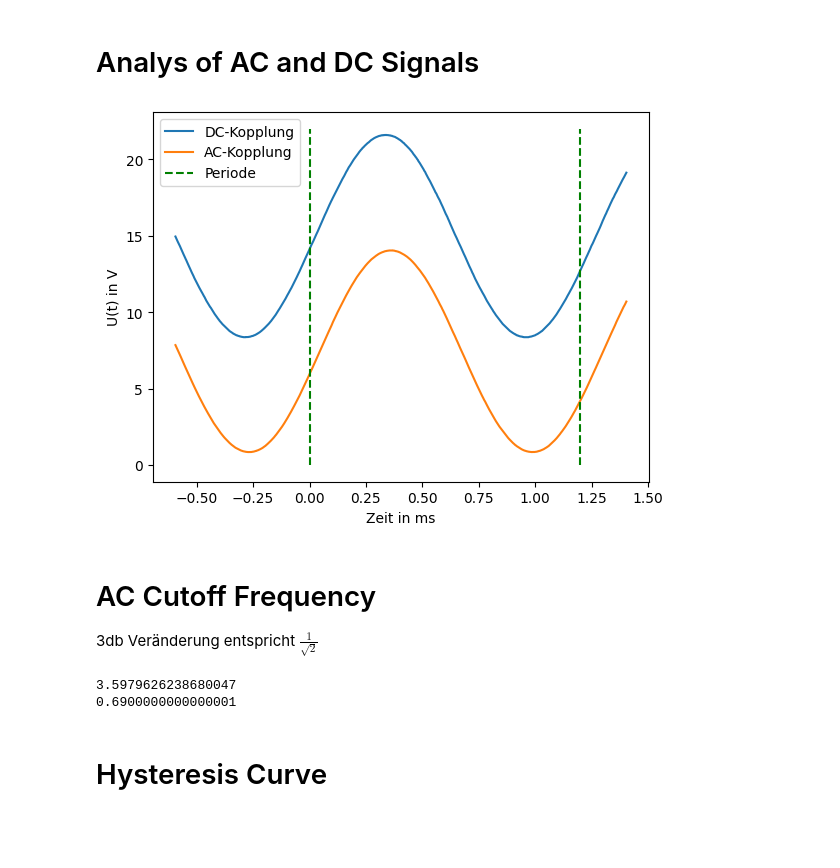
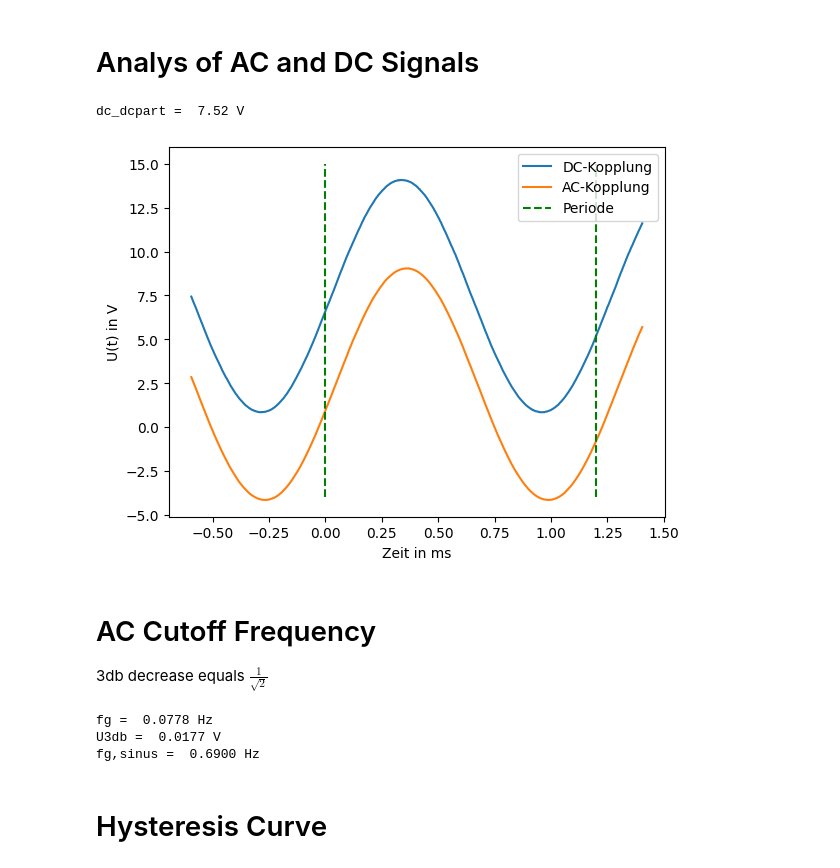
Before and after one commit to JaxRaffnix/Python-Grundlagen-Elektrotechnik, a Jupyter notebook: Labor3/experiment.ipynb, the cells around one changed output. Saved outputs shown, nothing was run; the diff lists cells and outputs as text; code cells hidden in the pictures; blank space fills up the shorter version.

```diff
--- a/Labor3/experiment.ipynb
+++ b/Labor3/experiment.ipynb
@@ -11,63 +10,68 @@ from math import log, pi, sqrt
 
 ac_period = 1.2 # ms
 ac_amplitude = 13.3 # V
 ac_dcpart = 0 # V
 ac_rms = 4.57 # V
 
 dc_period = 1.21 # ms
 dc_amplitude = 13.44    # V
 dc_rms = 9.59    # V
 dc_bot = 0.8    # V
 dc_dcpart = dc_bot + 0.5 * dc_amplitude    # V
+print("dc_dcpart = ", dc_dcpart, "V")
 
-#########################
+# Create plots from measurements
 
 ax= plt.gca()       # common axis for both signals
 
 dc_signal = pd.read_csv(r"3-2-b-2.csv")
-dc_signal["second"] *= 10**3
-dc_signal["Volt"] += dc_dcpart
+dc_signal["second"] *= 10**3    # convert to ms
 dc_signal.plot(kind="line", x="second", y="Volt", ax=ax, label="DC-Kopplung")
 
 ac_signal = pd.read_csv(r"3-2-b-1.csv")
 ac_signal["second"] *= 10**3    # convert to ms
+ac_signal["Volt"] -= 5          # set dc_offset to 0
 ac_signal.plot(kind="line", x="second", y="Volt", ax=ax, label="AC-Kopplung")
 
-mymin = 0
-mymax = 22
+# Plot periodic length
+mymin = -4
+mymax = 15
 plt.vlines(x=0*ac_period, ymin= mymin, ymax=mymax, colors="g", linestyles="dashed", label="Periode")
 plt.vlines(x=1*ac_period, ymin= mymin, ymax=mymax, colors="g", linestyles="dashed")
 
 plt.xlabel("Zeit in ms")
 plt.ylabel("U(t) in V")
 plt.legend()
 plt.show()
-
-# Missing: Measure ablenkungsempfindlichkeit
 # %% [output]
+dc_dcpart =  7.52 V
-[figure, old version]
+[figure, new version]
 # %% [markdown]
 # AC Cutoff Frequency
 
-3db Veränderung entspricht $ \frac{1}{\sqrt{2}} $
+3db decrease equals $ \frac{1}{\sqrt{2}} $
 # %%
-# T = 1 / ( 100 * 10**-3 )       # dummy value
+# Values from oszilloscope with right angle wave
 frequency_source = 4    # Hz
 Uo = 189 *10**-3    # V
 Udelta = Uo - 177.8 *10**-3  #V
+
 fg = frequency_source / pi * log(Uo / (Uo - Udelta))
-print(fg)
+print("fg = ","%.4f" % fg, "Hz")
 
+# Values from oszilloscope with sinus wave
+frequency_source_sinus = 1  # Hz
+Uo_sinus = 25 * 10**-3 # V
+db3 = sqrt(2)
+U3db = Uo_sinus * ( 1 / db3 )
+print("U3db = ","%.4f" % U3db, "V")
 
-frequency_source_sinus = 1  # Hz
-db = sqrt(2)
-Uo_sinus = 25 * 10**-3 # V
-U3db = Uo_sinus * ( 1 / db )
 fg_sinus = 690 * 10**-3 #Hz
-print(fg_sinus)
+print("fg,sinus = ", "%.4f" % fg_sinus, "Hz")
 # %% [output]
-3.5979626238680047
-0.6900000000000001
+fg =  0.0778 Hz
+U3db =  0.0177 V
+fg,sinus =  0.6900 Hz
 # %% [markdown]
 # Hysteresis Curve
 # %%
```
Also changed, not shown: parts of 2 cells of this notebook, 12 other files.
